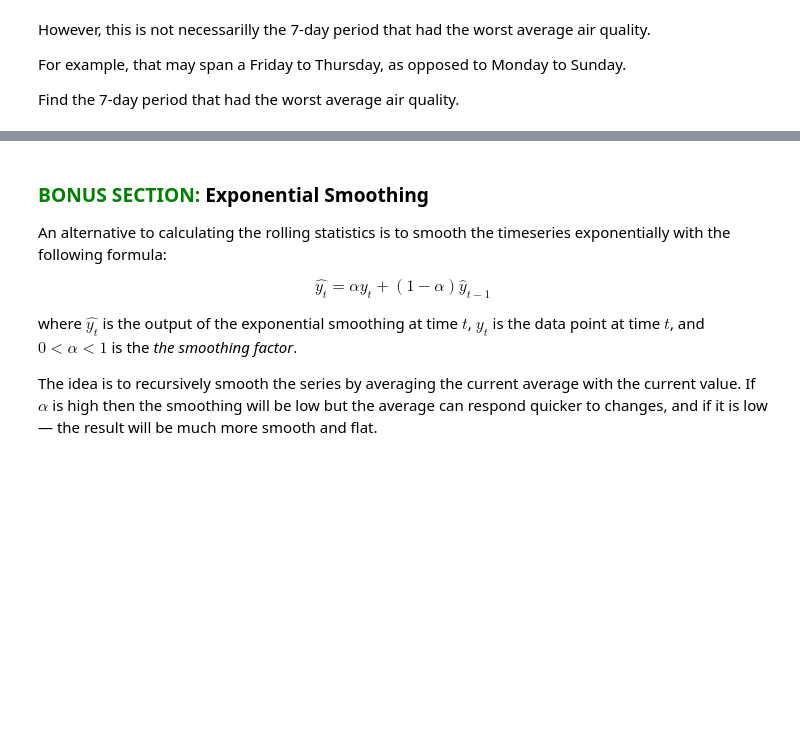
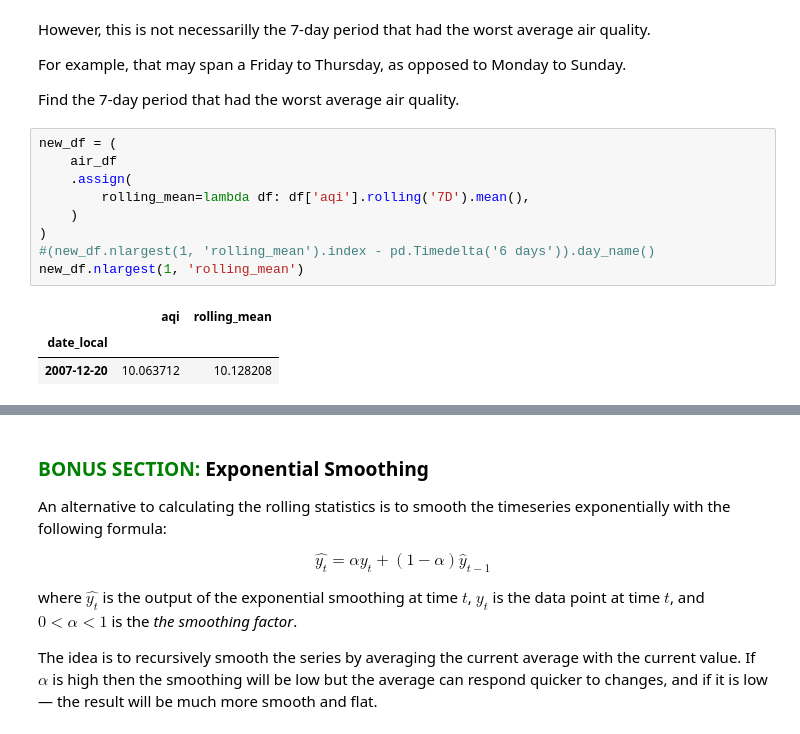
Before and after one commit to staeff/time-series, a Jupyter notebook: 01_time_series_analysis.ipynb, the cells around one changed output, grey strips where cells are left out. Cells and saved outputs as stored; diff of their text form; blank space fills up the shorter version.

```diff
--- a/01_time_series_analysis.ipynb
+++ b/01_time_series_analysis.ipynb
@@ -446,5 +444,18 @@ However, this is not necessarilly the 7-day period that had the worst average ai
 For example, that may span a Friday to Thursday, as opposed to Monday to Sunday.
 
 Find the 7-day period that had the worst average air quality.
+# %%
+new_df = (
+    air_df
+    .assign(
+        rolling_mean=lambda df: df['aqi'].rolling('7D').mean(),
+    )
+)
+#(new_df.nlargest(1, 'rolling_mean').index - pd.Timedelta('6 days')).day_name()
+new_df.nlargest(1, 'rolling_mean')
+# %% [output]
+|  | aqi | rolling_mean |
+| date_local |  |  |
+| 2007-12-20 | 10.063712 | 10.128208 |
 # %%
 # %load answers/rolling.py
```
Also changed, not shown: parts of 11 cells of this notebook, 1 other file.
